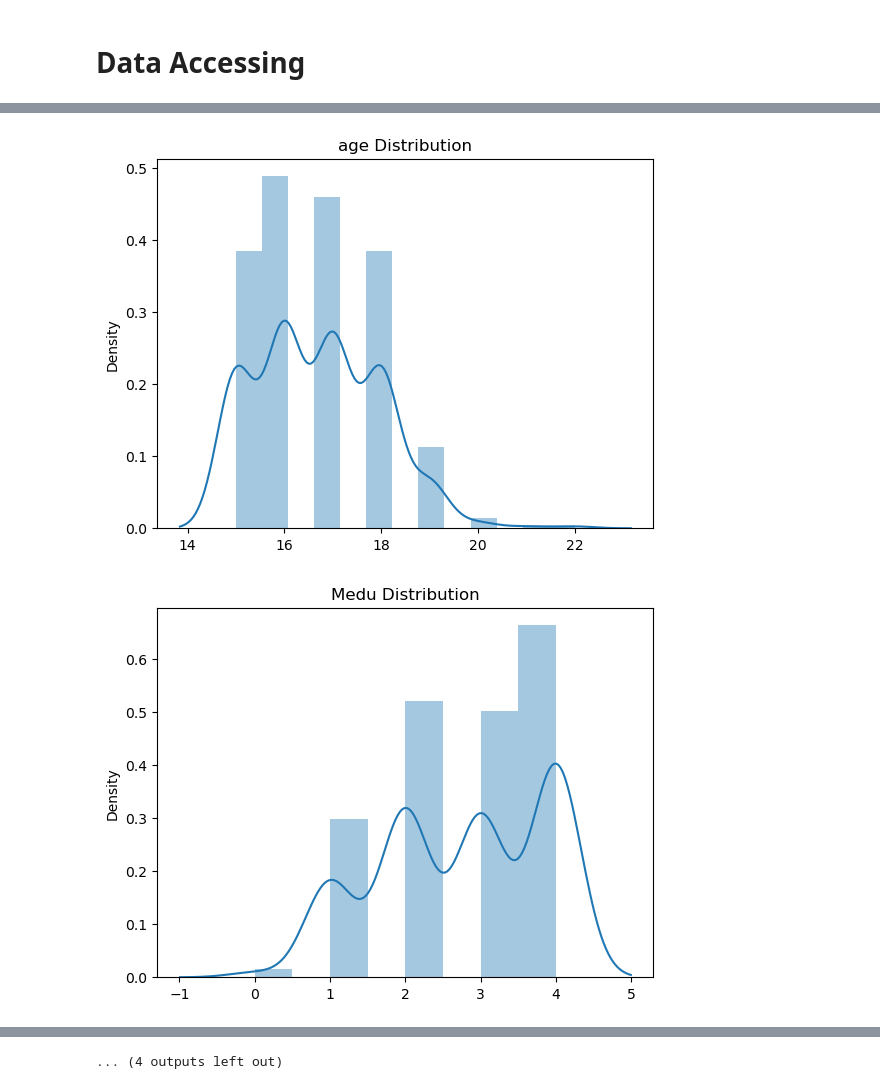
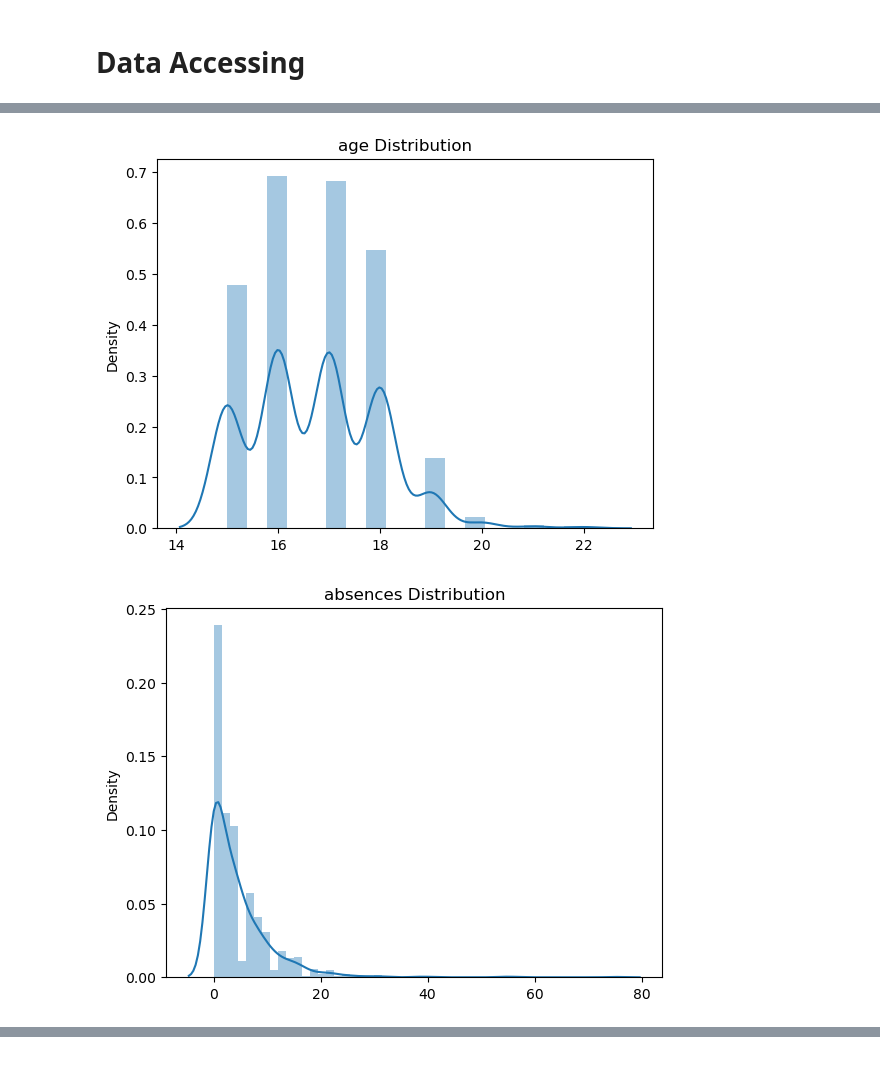
Before and after one commit to kazeemolaitanmusbau/Student-Exam-Performance-Prediction, a Jupyter notebook: Untitled.ipynb, the cells around one changed output, grey strips where cells are left out. Drawn from its saved outputs; the diff is of its cells as text; code cells hidden in the pictures.

```diff
--- a/Untitled.ipynb
+++ b/Untitled.ipynb
@@ -16,3 +25,7 @@ full_df=pd.concat([df_mat,df_por],axis=0)
+# %%
+# find the average score of the three term then regards it as final score
+full_df["Average Score"]= round(full_df[["G1", "G2", "G3"]].mean(axis=1),1)
+full_df.drop(columns=["G1", "G2", "G3"], inplace=True)
 # %% [markdown]
 # Data Accessing
 # %%
@@ -50,6 +62,6 @@ df_mat.duplicated().sum(), df_por.duplicated().sum()
 # %%
-for i in df_mat.select_dtypes("object").columns:
-    sns.countplot(x=df_mat[i])
+for i in full_df.select_dtypes("category").columns:
+    sns.countplot(x=full_df[i])
     plt.title(f"Count of {i}")
     plt.show()
 # %% [output]
@@ -69,8 +81,8 @@ for i in df_mat.select_dtypes("object").columns:
 # %%
-for i in df_mat.select_dtypes(["int64", "float64"]).columns:
-    sns.distplot(x=df_mat[i])
+for i in full_df.select_dtypes(["int64", "float64"]).columns:
+    sns.distplot(x=full_df[i])
     plt.title(f"{i} Distribution")
     plt.show()
 # %% [output]
-[figure, old version]
+[figure, new version]
-[figure, old version]
+[figure, new version]
@@ -87 +89,0 @@ for i in df_mat.select_dtypes(["int64", "float64"]).columns:
-... (4 outputs left out)
```
Also changed, not shown: parts of 17 cells of this notebook.
